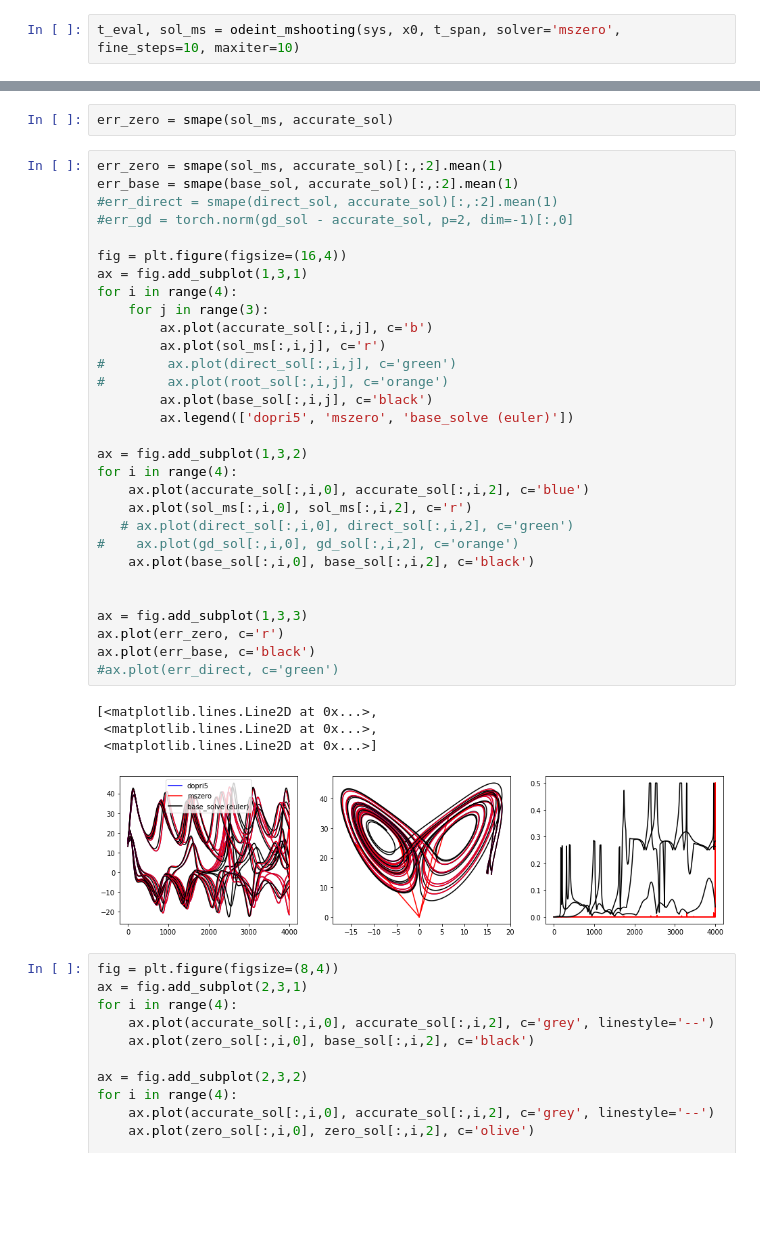
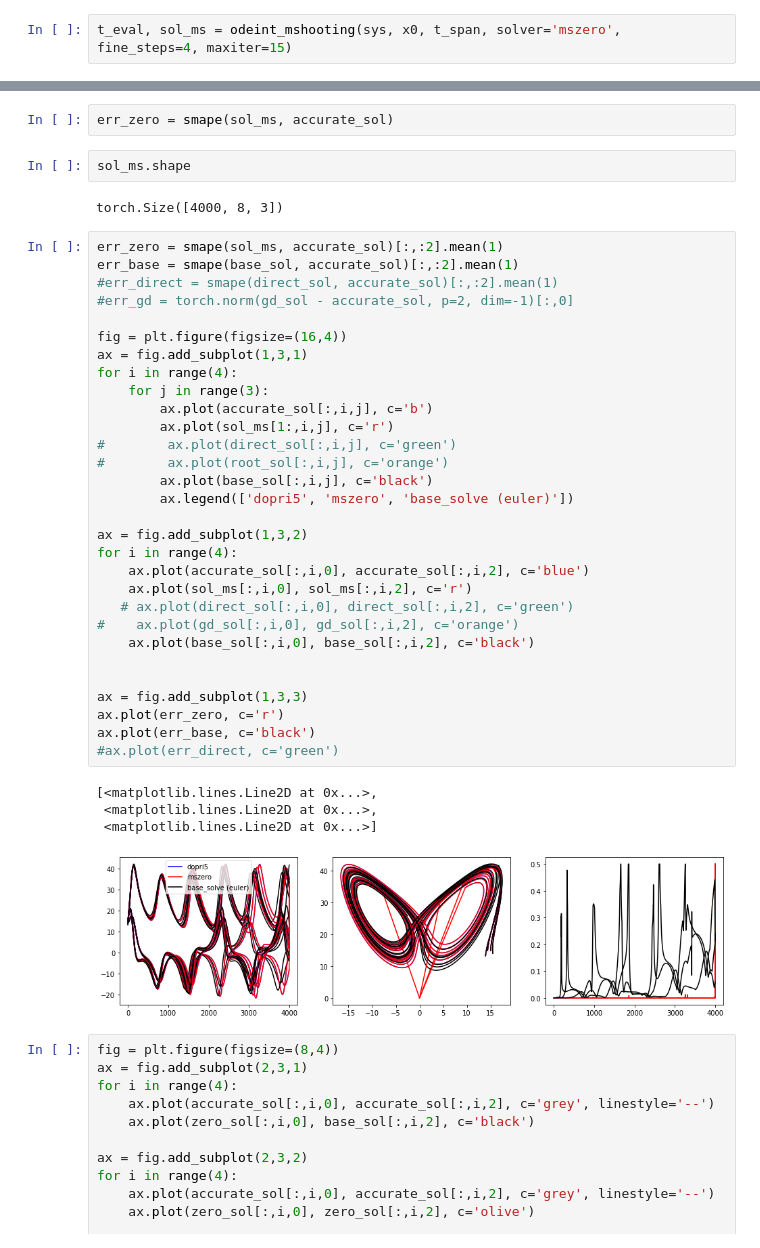
Before and after one commit to DiffEqML/torchdyn, a Jupyter notebook: benchmarks/numerics/bench_mshooting.ipynb, the cells around one changed output, grey strips where cells are left out. Cells and saved outputs as stored; diff of their text form; blank space fills up the shorter version.

```diff
--- a/benchmarks/numerics/bench_mshooting.ipynb
+++ b/benchmarks/numerics/bench_mshooting.ipynb
@@ -34,47 +22,51 @@ sys = Lorenz()
 t_eval, accurate_sol = odeint(sys, x0, t_span, solver='dopri5', atol=1e-8, rtol=1e-8)
 t_eval, base_sol = odeint(sys, x0, t_span, solver='euler')
 # %%
-t_eval, sol_ms = odeint_mshooting(sys, x0, t_span, solver='mszero', fine_steps=10, maxiter=10)
+t_eval, sol_ms = odeint_mshooting(sys, x0, t_span, solver='mszero', fine_steps=4, maxiter=15)
 # %%
 def smape(yhat, y):
     return torch.abs(yhat - y) / (torch.abs(yhat) + torch.abs(y)) / 2
 # %%
 err_zero = smape(sol_ms, accurate_sol)
+# %%
+sol_ms.shape
+# %% [output]
+torch.Size([4000, 8, 3])
 # %%
 err_zero = smape(sol_ms, accurate_sol)[:,:2].mean(1)
 err_base = smape(base_sol, accurate_sol)[:,:2].mean(1)
 #err_direct = smape(direct_sol, accurate_sol)[:,:2].mean(1)
 #err_gd = torch.norm(gd_sol - accurate_sol, p=2, dim=-1)[:,0]
 
 fig = plt.figure(figsize=(16,4))
 ax = fig.add_subplot(1,3,1)
 for i in range(4):
     for j in range(3):
         ax.plot(accurate_sol[:,i,j], c='b')
-        ax.plot(sol_ms[:,i,j], c='r')
+        ax.plot(sol_ms[1:,i,j], c='r')
 #        ax.plot(direct_sol[:,i,j], c='green')
 #        ax.plot(root_sol[:,i,j], c='orange')
         ax.plot(base_sol[:,i,j], c='black')
         ax.legend(['dopri5', 'mszero', 'base_solve (euler)'])
 
 ax = fig.add_subplot(1,3,2)
 for i in range(4):
     ax.plot(accurate_sol[:,i,0], accurate_sol[:,i,2], c='blue')
     ax.plot(sol_ms[:,i,0], sol_ms[:,i,2], c='r')
    # ax.plot(direct_sol[:,i,0], direct_sol[:,i,2], c='green')
 #    ax.plot(gd_sol[:,i,0], gd_sol[:,i,2], c='orange')
     ax.plot(base_sol[:,i,0], base_sol[:,i,2], c='black')
 
 
 ax = fig.add_subplot(1,3,3)
 ax.plot(err_zero, c='r')
 ax.plot(err_base, c='black')
 #ax.plot(err_direct, c='green')
 # %% [output]
 [<matplotlib.lines.Line2D at 0x...>,
  <matplotlib.lines.Line2D at 0x...>,
  <matplotlib.lines.Line2D at 0x...>]
-[figure, old version]
+[figure, new version]
 # %%
 fig = plt.figure(figsize=(8,4))
 ax = fig.add_subplot(2,3,1)
```
Also changed, not shown: parts of 2 cells of this notebook, 3 other files.
